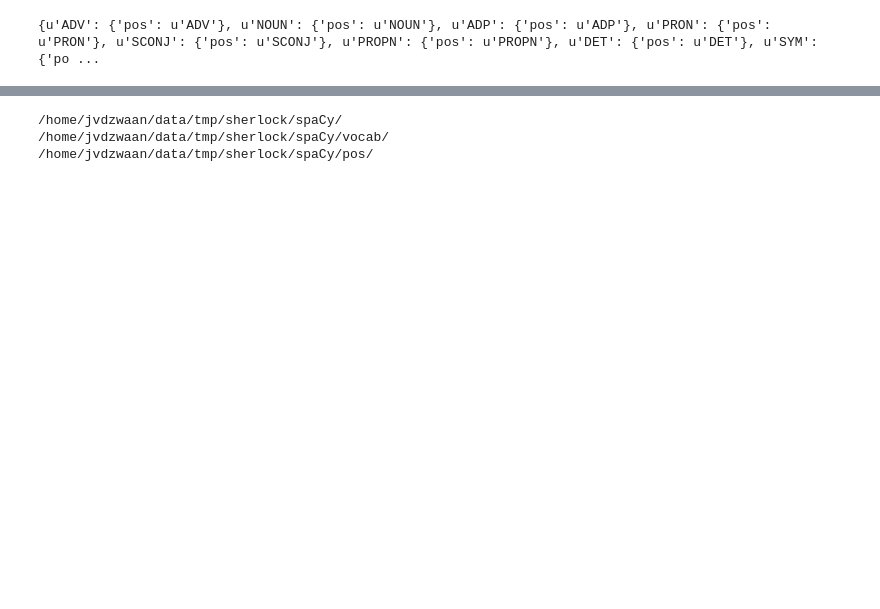
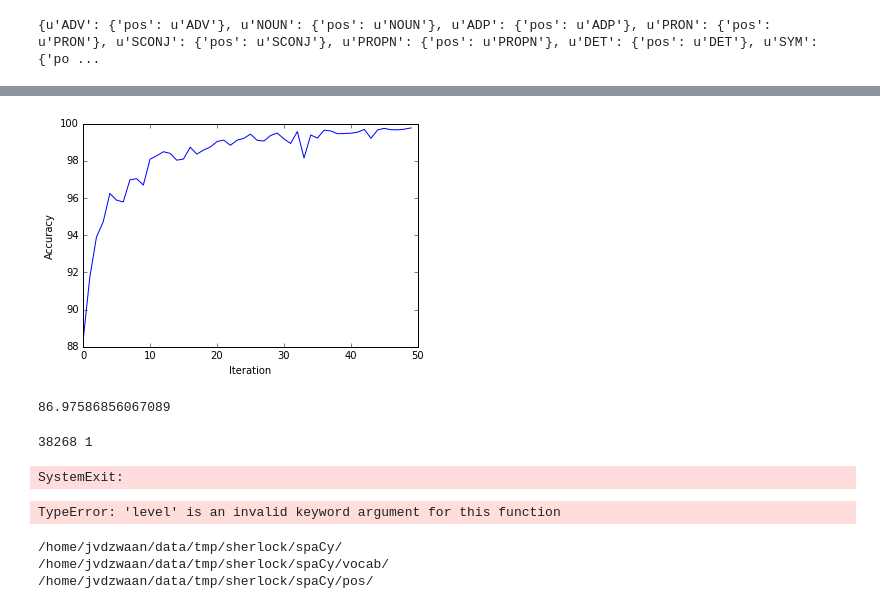
Before and after one commit to nlesc-sherlock/spaCy-dutch, a Jupyter notebook: notebooks/Dutch tagger UD data.ipynb, the cells around one changed output, grey strips where cells are left out. Drawn from its saved outputs; the diff is of its cells as text; code cells hidden in the pictures; blank space fills up the shorter version.

```diff
--- a/notebooks/Dutch tagger UD data.ipynb
+++ b/notebooks/Dutch tagger UD data.ipynb
@@ -94,3 +125,25 @@ number of sentences that failed 0
+# %%
+plt.plot(accuracy_train)
+plt.ylabel('Accuracy')
+plt.xlabel('Iteration')
+plt.show()
+# %% [output]
+[figure, added]
+# %%
+accuracy_test[-1]
+# %% [output]
+86.97586856067089
+# %%
+print len(vocab.strings), len(vocab)
+# %% [output]
+38268 1
+# %%
+import sys
+for s in vocab.strings:
+    vocab(s)
+# %% [output]
+SystemExit:
+TypeError: 'level' is an invalid keyword argument for this function
 # %%
 tagger.model.end_training()
 # %%
```
Also changed, not shown: parts of 9 cells of this notebook, 2 other files.
